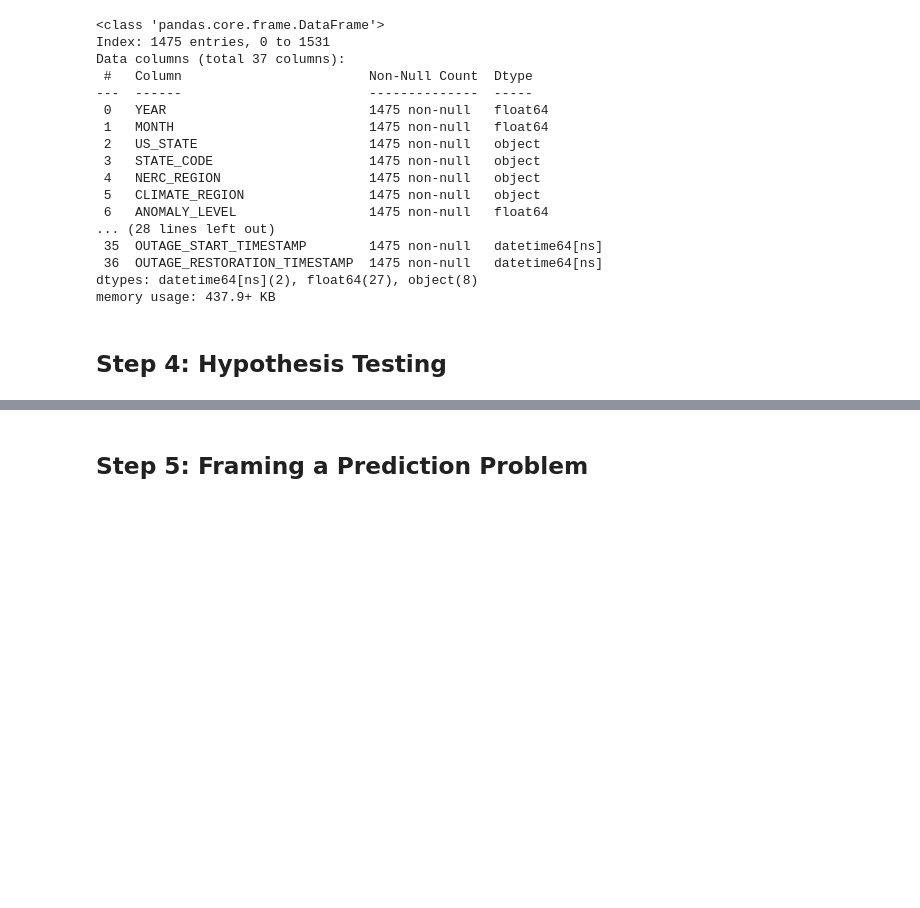
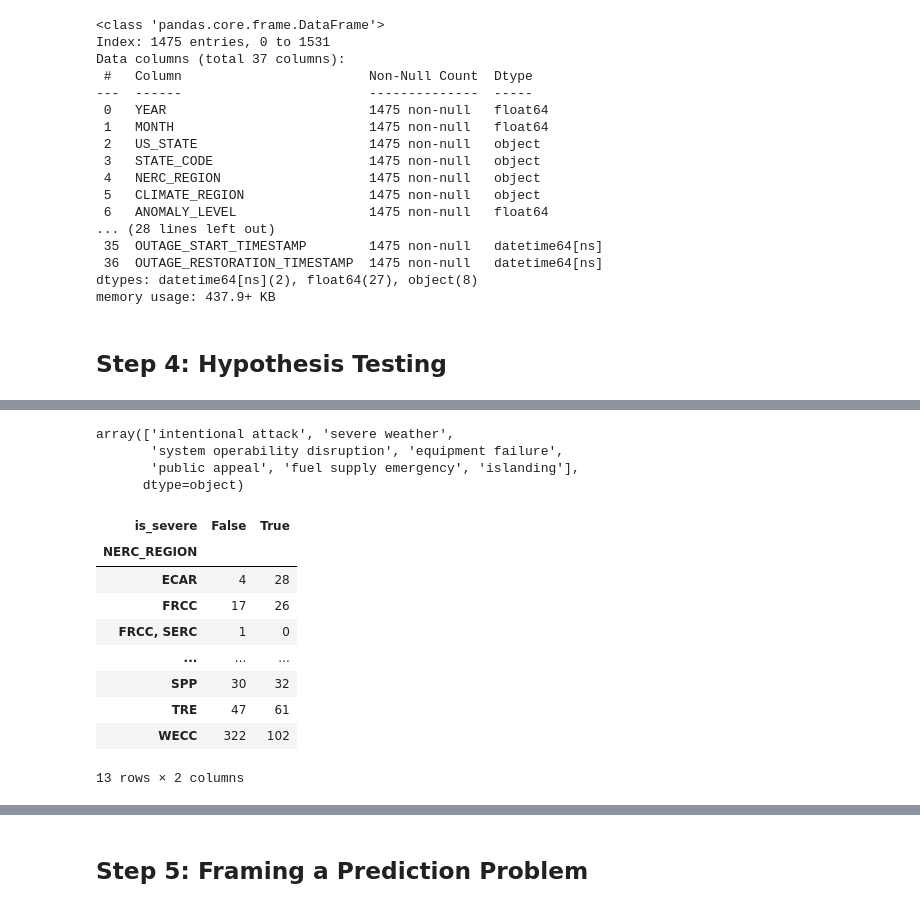
Before and after one commit to ajaganathan-coder/Power-Breakers, a Jupyter notebook: template.ipynb, the cells around one changed output, grey strips where cells are left out. Saved outputs shown, nothing was run; the diff lists cells and outputs as text; code cells hidden in the pictures; blank space fills up the shorter version.

```diff
--- a/template.ipynb
+++ b/template.ipynb
@@ -605,0 +669,9 @@ memory usage: 437.9+ KB
+# %%
+outage_imputed['CAUSE_CATEGORY'].unique()
+# %% [output]
+array(['intentional attack', 'severe weather',
+       'system operability disruption', 'equipment failure',
+       'public appeal', 'fuel supply emergency', 'islanding'],
+      dtype=object)
+# %%
+severe_df = outage_imputed.copy()
@@ -605,0 +683,17 @@ memory usage: 437.9+ KB
+# %%
+contingency = pd.crosstab(
+    severe_df[region_col],
+    severe_df["is_severe"]
+)
+display(contingency)
+# %% [output]
+| is_severe | False | True |
+| NERC_REGION |  |  |
+| ECAR | 4 | 28 |
+| FRCC | 17 | 26 |
+| FRCC, SERC | 1 | 0 |
+| ... | ... | ... |
+| SPP | 30 | 32 |
+| TRE | 47 | 61 |
+| WECC | 322 | 102 |
+13 rows × 2 columns
```
Also changed, not shown: parts of 19 cells of this notebook, 15 other files.
